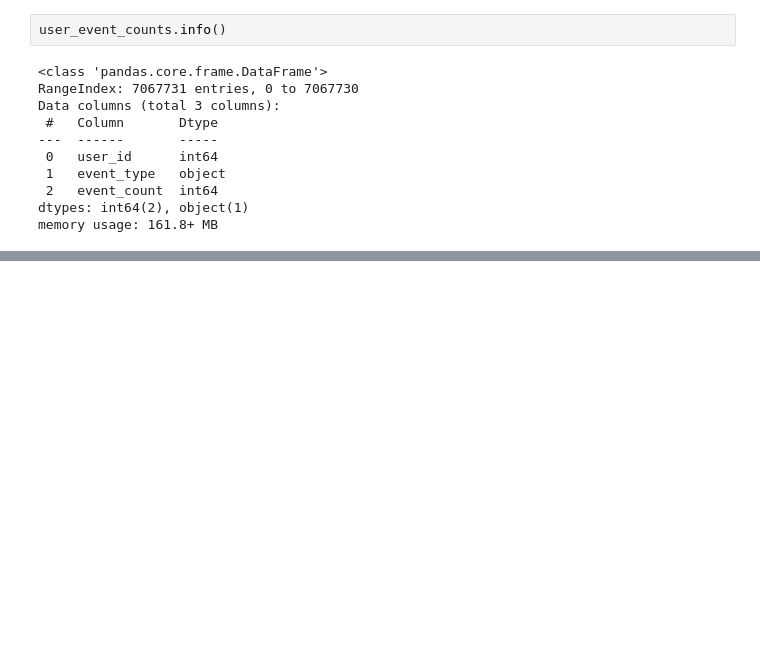
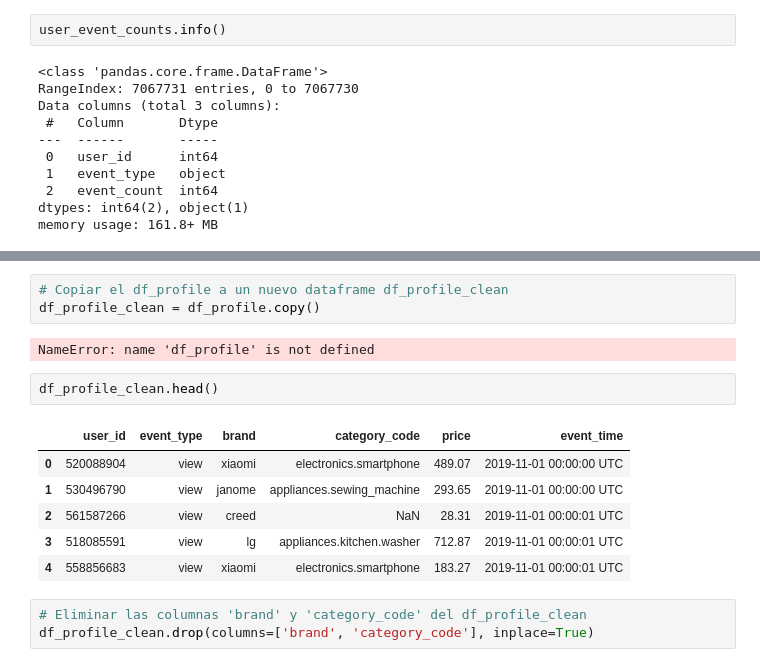
Before and after one commit to Jluisfeltrer/ecmn_cloud, a Jupyter notebook: cuadernos/C1.ipynb, the cells around one changed output, grey strips where cells are left out. Drawn from its saved outputs; the diff is of its cells as text; blank space fills up the shorter version.

```diff
--- a/cuadernos/C1.ipynb
+++ b/cuadernos/C1.ipynb
@@ -497,0 +517,17 @@ memory usage: 161.8+ MB
+# %%
+# Copiar el df_profile a un nuevo dataframe df_profile_clean
+df_profile_clean = df_profile.copy()
+# %% [output]
+NameError: name 'df_profile' is not defined
+# %%
+df_profile_clean.head()
+# %% [output]
+|  | user_id | event_type | brand | category_code | price | event_time |
+| 0 | 520088904 | view | xiaomi | electronics.smartphone | 489.07 | 2019-11-01 00:00:00 UTC |
+| 1 | 530496790 | view | janome | appliances.sewing_machine | 293.65 | 2019-11-01 00:00:00 UTC |
+| 2 | 561587266 | view | creed | NaN | 28.31 | 2019-11-01 00:00:01 UTC |
+| 3 | 518085591 | view | lg | appliances.kitchen.washer | 712.87 | 2019-11-01 00:00:01 UTC |
+| 4 | 558856683 | view | xiaomi | electronics.smartphone | 183.27 | 2019-11-01 00:00:01 UTC |
+# %%
+# Eliminar las columnas 'brand' y 'category_code' del df_profile_clean
+df_profile_clean.drop(columns=['brand', 'category_code'], inplace=True)
```
Also changed, not shown: parts of 8 cells of this notebook, 1 other file.
